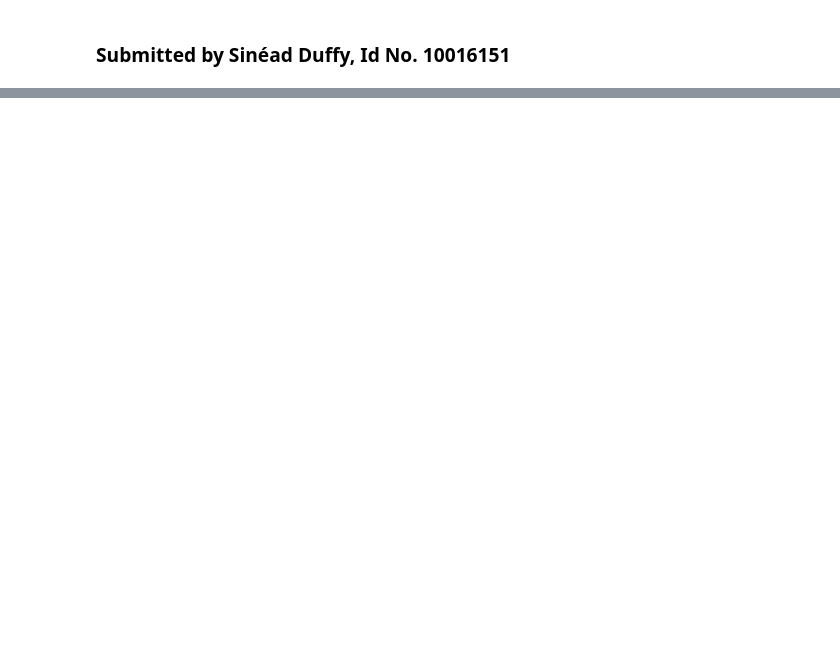
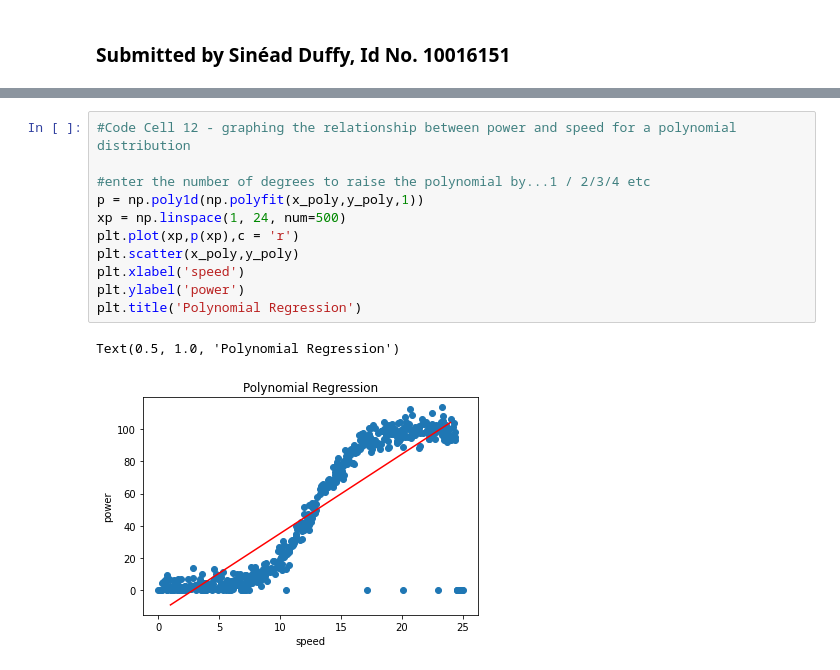
Before and after one commit to sinduff/FDA-Linear-Regression, a Jupyter notebook: Project 2020 - Power Production Analysis.ipynb, the cells around one changed output, grey strips where cells are left out. Cells and saved outputs as stored; diff of their text form; blank space fills up the shorter version.

```diff
--- a/Project 2020 - Power Production Analysis.ipynb
+++ b/Project 2020 - Power Production Analysis.ipynb
@@ -271,0 +253,14 @@ sns.heatmap(data=correlation_matrix, annot=True)
+# %%
+#Code Cell 12 - graphing the relationship between power and speed for a polynomial distribution
+
+#enter the number of degrees to raise the polynomial by...1 / 2/3/4 etc
+p = np.poly1d(np.polyfit(x_poly,y_poly,1))
+xp = np.linspace(1, 24, num=500)
+plt.plot(xp,p(xp),c = 'r')
+plt.scatter(x_poly,y_poly)
+plt.xlabel('speed')
+plt.ylabel('power')
+plt.title('Polynomial Regression')
+# %% [output]
+Text(0.5, 1.0, 'Polynomial Regression')
+[figure, added]
```
Also changed, not shown: parts of 37 cells of this notebook, 1 other file.
